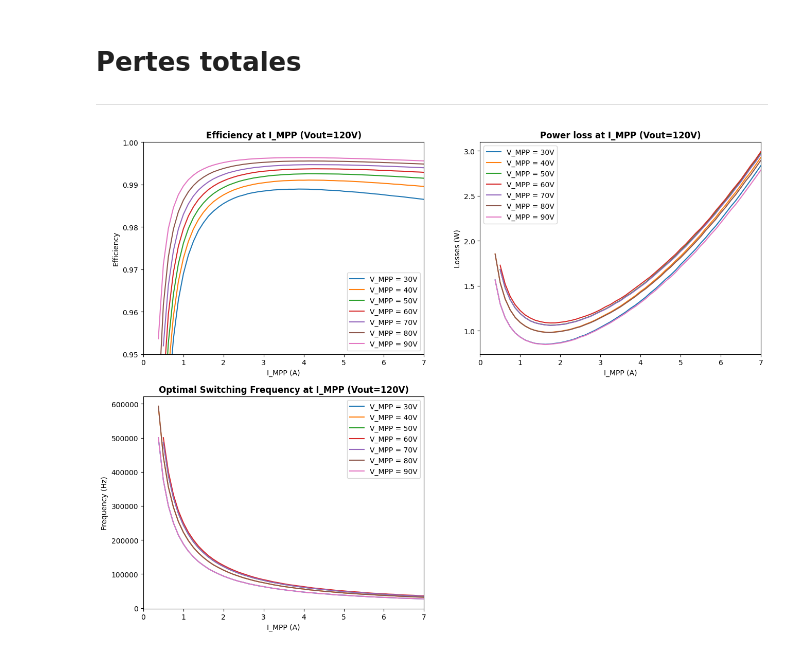
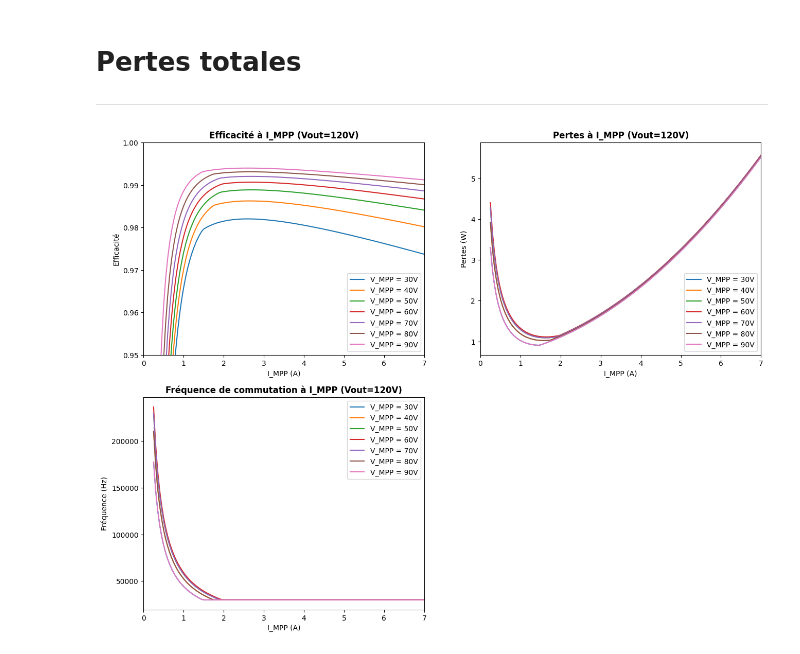
Before and after one commit to guimauve007/MPPT-builder, a Jupyter notebook: MPPT_builder.ipynb, the cells around one changed output. Saved outputs shown, nothing was run; the diff lists cells and outputs as text; code cells hidden in the pictures.

```diff
--- a/MPPT_builder.ipynb
+++ b/MPPT_builder.ipynb
@@ -14,13 +14,13 @@ En fonctionnement continu, on observe le comportement suivant:
 Ici, on peut entrer les caractéristiques des composantes choisies pour le survolteur:
 # %%
 # Inductance (L1)
-L = 400*10**-6 # Valeur de l'inductance (en Henry)
-RL = 35*10**-3 # Résistance DC de la bobine (en Ohms)
+L = 254*10**-6 # Valeur de l'inductance (en Henry)
+RL = 80*10**-3 # Résistance de la bobine (en Ohms)
 # %%
 # Switching FET (Q1)
-RDS_SW = 12*10**-3 # Résistance entre le drain et la source (en Ohms)
-CDS_SW = 300*10**-12 # Capacité entre le drain et la source (en Farads)
-T_SW = 10.6*10**-9 # Temps de transition on-off moyen (en secondes)
+RDS_SW = 10*10**-3 # Résistance entre le drain et la source (en Ohms)
+CDS_SW = 2500*10**-12 # Capacité entre le drain et la source (en Farads)
+T_SW = 10*10**-9 # Temps de transition on-off moyen (en secondes)
 # %%
 # Rectifier FET (Q2)
 RDS_RECT = 10*10**-3 # Résistance entre le drain et la source (en Ohms)
@@ -71,3 +79,6 @@ def delta_i(vin, d, f, l):
+# %%
+def frequency(vin, d, di, l):
+  return (vin*d)/(l*2*di)
 # %% [markdown]
 ## Rapport cyclique
 ---
@@ -254,80 +265,84 @@ import numpy as np
 import matplotlib.pyplot as plt
 
 V_OUT = 120 # V
-MAX_RIPPLE_RATIO = 0.15 # pourcentage de I_MPP
-MIN_FREQUENCY = 25000 # Hz
-MAX_FREQUENCY = 600000 # Hz
+FIXED_FREQUENCY = 30000 # Hz
+MAX_FREQUENCY = 300000 # Hz
 MAX_I_MPP = 7 # A
+MIN_V_MPP = 30 # V
 MAX_V_MPP = 90 # V
 
-v_mpp = np.arange(30, MAX_V_MPP + 1, 10)
-i_mpp = np.arange(0, MAX_I_MPP + 0.1, 0.125)
-frequency = np.arange(MIN_FREQUENCY, MAX_FREQUENCY + 1, 500)
+v_mpp = np.arange(MIN_V_MPP, MAX_V_MPP + 1, 10)
+i_mpp = np.arange(0.25, MAX_I_MPP + 0.1, 0.05)
 
-max_efficiency = 0
-best_frequency = 0
+eff = 0
 power_loss = 0
+critic_freq = 0
+op_freq = 0
 
 efficiency_list = []
-max_efficiency_list = []
-best_frequency_list = []
+frequency_list = []
 loss_list = []
 
 for v in v_mpp:
   for i in i_mpp:
-    for f in frequency: # On cherche la fréquence qui retourne la meilleure efficacité
-      if(delta_i(v, duty_cycle(v, V_OUT), f, L) < i*MAX_RIPPLE_RATIO):
-        efficiency_list.append([efficiency(f, i, v, V_OUT), f])
-      else:
-        efficiency_list.append([0,0])
+    critic_freq = frequency(v, duty_cycle(v, V_OUT), i, L)
 
-    max_efficiency = max(efficiency_list, key = lambda x: x[0])[0] # On trouve l'efficacité optimale à i_mpp
-    max_efficiency = None if max_efficiency == 0 else max_efficiency # On remplace les 0 par des NULL pour mieux interpréter les graphiques
-    best_frequency = max(efficiency_list, key = lambda x: x[0])[1] # On trouve la fréquence qui maximise l'efficacité pour i_mpp
-    best_frequency = None if best_frequency == 0 else best_frequency
-    power_loss = None if max_efficiency == None else v*i*(1-max_efficiency)
+    if(critic_freq < FIXED_FREQUENCY):
+      op_freq = FIXED_FREQUENCY
+    else:
+      op_freq = critic_freq
 
-    max_efficiency_list.append(max_efficiency)
-    best_frequency_list.append(best_frequency)
-    loss_list.append(power_loss)
+    if(op_freq > MAX_FREQUENCY): # On éteint le dcdc
+      efficiency_list.append(None)
+      frequency_list.append(None)
+      loss_list.append(None)
 
-    efficiency_list.clear() # On vide la liste pour recommencer avec un nouveau courant i_mpp
+    else:
+      eff = efficiency(op_freq, i, v, V_OUT)
+      efficiency_list.append(eff)
+      frequency_list.append(op_freq)
+      power_loss = v*i*(1-eff)
+      loss_list.append(power_loss)
+
 
   # On remplit les données pour chaque v_mpp
   plt.subplot(2,2,1)
-  plt.plot(i_mpp, max_efficiency_list, label="V_MPP = " + str(v) + "V")
+  plt.plot(i_mpp, efficiency_list, label="V_MPP = " + str(v) + "V")
   plt.subplot(2,2,3)
-  plt.plot(i_mpp, best_frequency_list, label="V_MPP = " + str(v) + "V")
+  plt.plot(i_mpp, frequency_list, label="V_MPP = " + str(v) + "V")
   plt.subplot(2,2,2)
   plt.plot(i_mpp, loss_list, label="V_MPP = " + str(v) + "V")
-  max_efficiency_list.clear()
-  best_frequency_list.clear()
   loss_list.clear()
+  efficiency_list.clear()
+  frequency_list.clear()
 
 
 plt.subplot(2,2,1)
+plt.title("Efficacité à I_MPP (Vout="+str(V_OUT)+"V)", fontweight ="bold")
 plt.xlabel("I_MPP (A)")
-plt.ylabel("Efficiency")
+plt.ylabel("Efficacité")
 plt.ylim(0.95, 1)
 plt.xlim(0, MAX_I_MPP)
 plt.legend()
-plt.title("Efficiency at I_MPP (Vout="+str(V_OUT)+"V)", fontweight ="bold")
+
 
 plt.subplot(2,2,2)
+plt.title("Pertes à I_MPP (Vout="+str(V_OUT)+"V)", fontweight ="bold")
 plt.xlabel("I_MPP (A)")
-plt.ylabel("Losses (W)")
+plt.ylabel("Pertes (W)")
 plt.xlim(0, MAX_I_MPP)
 plt.legend()
-plt.title("Power loss at I_MPP (Vout="+str(V_OUT)+"V)", fontweight ="bold")
+
 
 plt.subplot(2,2,3)
+plt.title("Fréquence de commutation à I_MPP (Vout="+str(V_OUT)+"V)", fontweight ="bold")
 plt.xlabel("I_MPP (A)")
-plt.ylabel("Frequency (Hz)")
+plt.ylabel("Fréquence (Hz)")
 plt.xlim(0, MAX_I_MPP)
 plt.legend()
-plt.title("Optimal Switching Frequency at I_MPP (Vout="+str(V_OUT)+"V)", fontweight ="bold")
+
 
 plt.subplots_adjust(top=2, right=2)
 plt.show()
 # %% [output]
-[figure, old version]
+[figure, new version]
```
Also changed, not shown: parts of 7 cells of this notebook.
